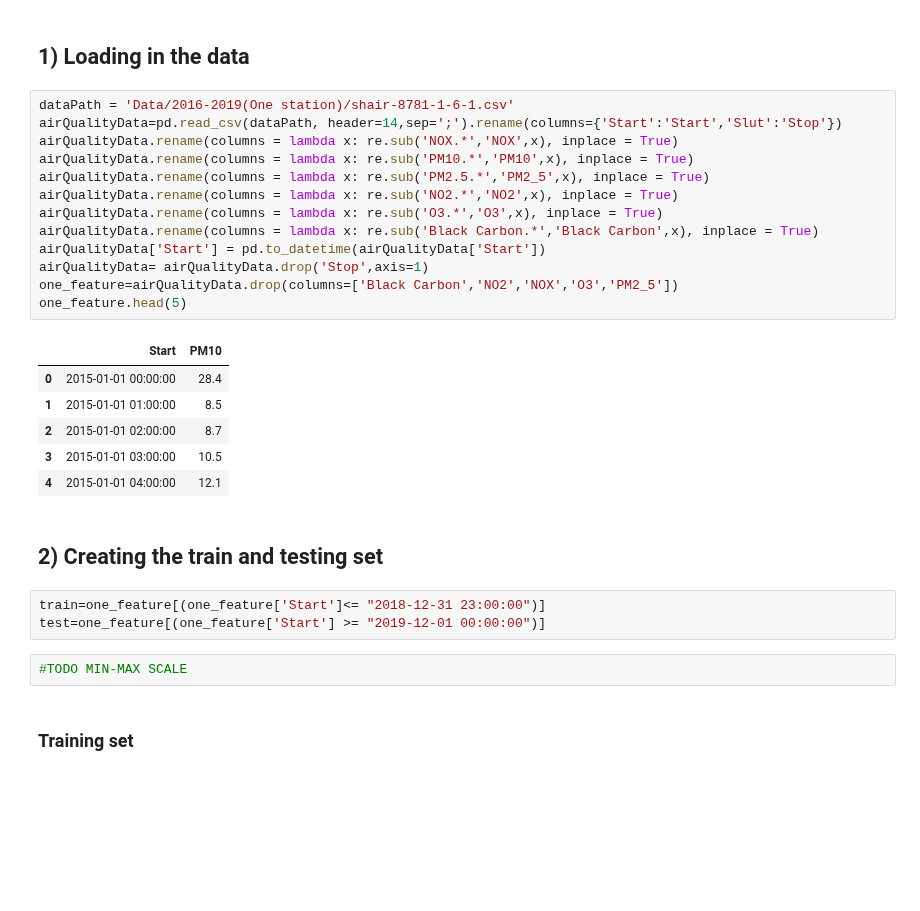
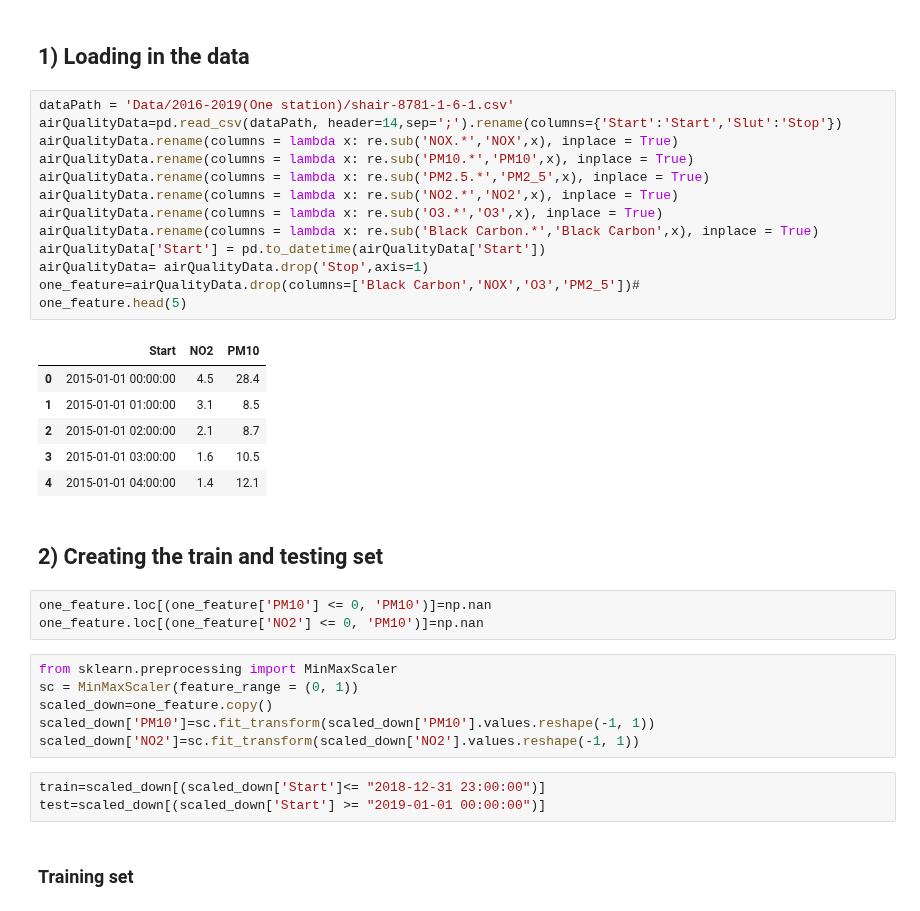
Before and after one commit to jadali17/Air-Quality-Prediction, a Jupyter notebook: lstm-model.ipynb, the cells around one changed output. Saved outputs shown, nothing was run; the diff lists cells and outputs as text; blank space fills up the shorter version.

```diff
--- a/lstm-model.ipynb
+++ b/lstm-model.ipynb
@@ -12,30 +12,37 @@ from scipy import stats
 # %%
 dataPath = 'Data/2016-2019(One station)/shair-8781-1-6-1.csv'
 airQualityData=pd.read_csv(dataPath, header=14,sep=';').rename(columns={'Start':'Start','Slut':'Stop'})
 airQualityData.rename(columns = lambda x: re.sub('NOX.*','NOX',x), inplace = True)
 airQualityData.rename(columns = lambda x: re.sub('PM10.*','PM10',x), inplace = True)
 airQualityData.rename(columns = lambda x: re.sub('PM2.5.*','PM2_5',x), inplace = True)
 airQualityData.rename(columns = lambda x: re.sub('NO2.*','NO2',x), inplace = True)
 airQualityData.rename(columns = lambda x: re.sub('O3.*','O3',x), inplace = True)
 airQualityData.rename(columns = lambda x: re.sub('Black Carbon.*','Black Carbon',x), inplace = True)
 airQualityData['Start'] = pd.to_datetime(airQualityData['Start'])
 airQualityData= airQualityData.drop('Stop',axis=1)
-one_feature=airQualityData.drop(columns=['Black Carbon','NO2','NOX','O3','PM2_5'])
+one_feature=airQualityData.drop(columns=['Black Carbon','NOX','O3','PM2_5'])#
 one_feature.head(5)
 # %% [output]
-|  | Start | PM10 |
-| 0 | 2015-01-01 00:00:00 | 28.4 |
-| 1 | 2015-01-01 01:00:00 | 8.5 |
-| 2 | 2015-01-01 02:00:00 | 8.7 |
-| 3 | 2015-01-01 03:00:00 | 10.5 |
-| 4 | 2015-01-01 04:00:00 | 12.1 |
+|  | Start | NO2 | PM10 |
+| 0 | 2015-01-01 00:00:00 | 4.5 | 28.4 |
+| 1 | 2015-01-01 01:00:00 | 3.1 | 8.5 |
+| 2 | 2015-01-01 02:00:00 | 2.1 | 8.7 |
+| 3 | 2015-01-01 03:00:00 | 1.6 | 10.5 |
+| 4 | 2015-01-01 04:00:00 | 1.4 | 12.1 |
 # %% [markdown]
 ## 2) Creating the train and testing set
+# %%
+one_feature.loc[(one_feature['PM10'] <= 0, 'PM10')]=np.nan
+one_feature.loc[(one_feature['NO2'] <= 0, 'PM10')]=np.nan
+# %%
+from sklearn.preprocessing import MinMaxScaler
+sc = MinMaxScaler(feature_range = (0, 1))
+scaled_down=one_feature.copy()
+scaled_down['PM10']=sc.fit_transform(scaled_down['PM10'].values.reshape(-1, 1))
+scaled_down['NO2']=sc.fit_transform(scaled_down['NO2'].values.reshape(-1, 1))
 # %%
-train=one_feature[(one_feature['Start']<= "2018-12-31 23:00:00")]
-test=one_feature[(one_feature['Start'] >= "2019-12-01 00:00:00")]
+train=scaled_down[(scaled_down['Start']<= "2018-12-31 23:00:00")]
+test=scaled_down[(scaled_down['Start'] >= "2019-01-01 00:00:00")]
-# %%
-#TODO MIN-MAX SCALE
 # %% [markdown]
 ### Training set
 # %%
```
Also changed, not shown: parts of 15 cells of this notebook.
